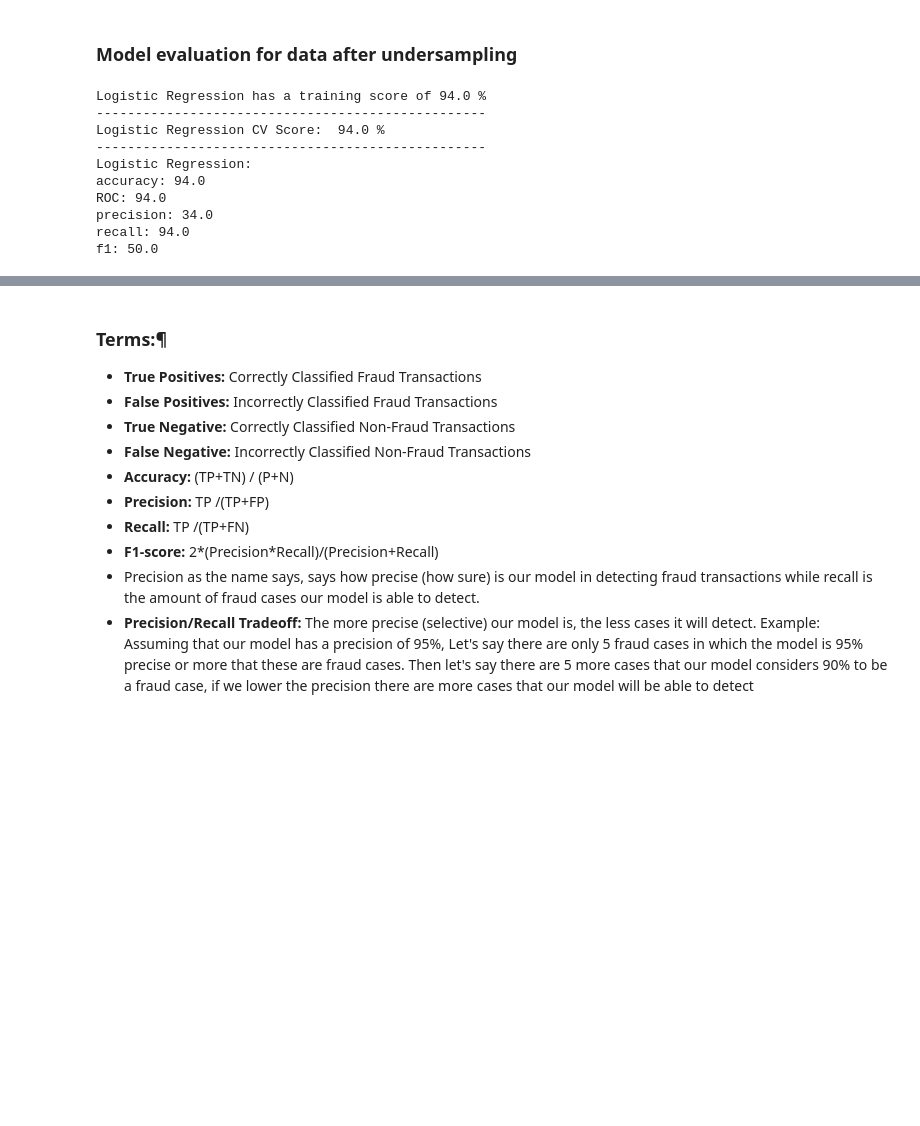
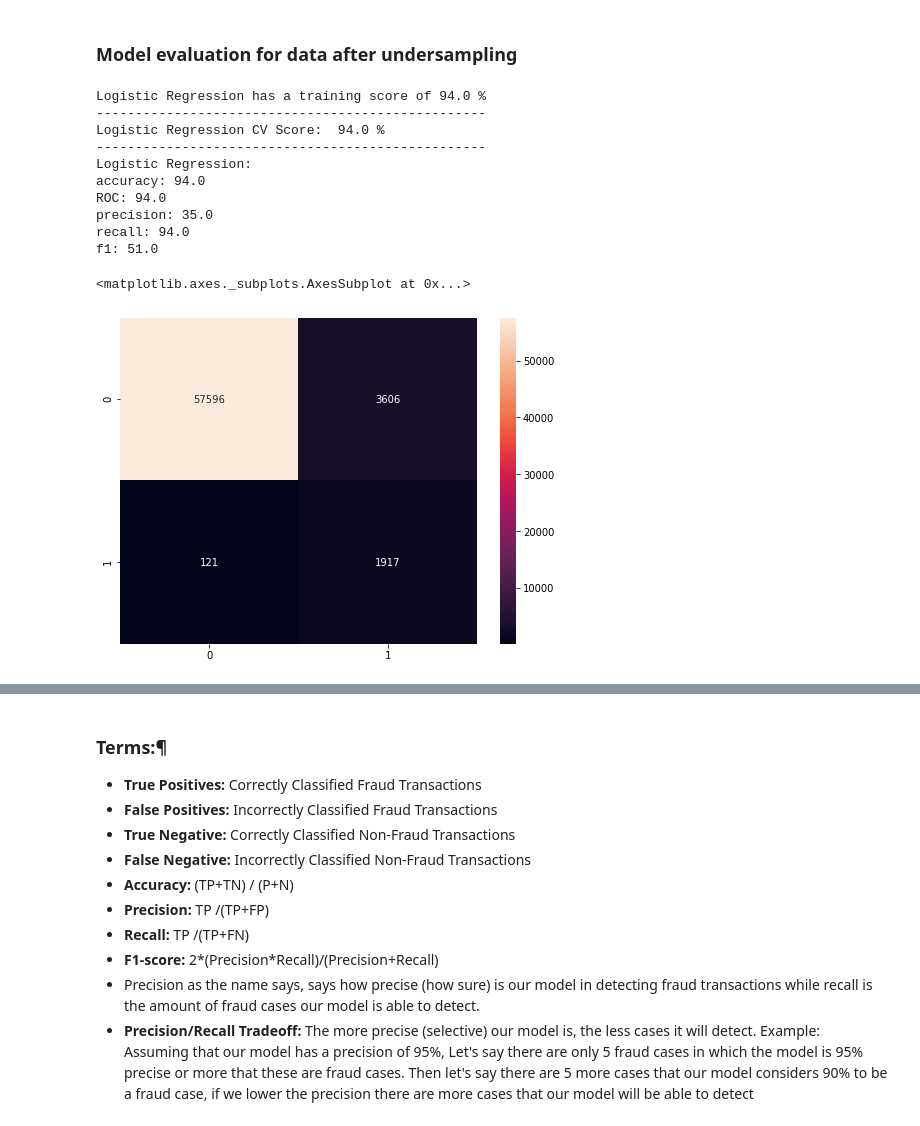
Before and after one commit to balloon0315/Projects, a Jupyter notebook: 08-[Machine Learning]-Conversion Rate Optimization/CRO-imbalance-Logistic Regression.ipynb, the cells around one changed output, grey strips where cells are left out. Cells and saved outputs as stored; diff of their text form; code cells hidden in the pictures; blank space fills up the shorter version.

```diff
--- a/08-[Machine Learning]-Conversion Rate Optimization/CRO-imbalance-Logistic Regression.ipynb
+++ b/08-[Machine Learning]-Conversion Rate Optimization/CRO-imbalance-Logistic Regression.ipynb
@@ -513,7 +520,7 @@ test_y = test_y.values
 # %%
 #training set
 lr = LogisticRegression()
-lr.fit(x_train, y_train)
+lr.fit(train_x, train_y)
 train_score = cross_val_score(lr, train_x, train_y, cv=10)
 
 #Cross Validation
@@ -532,7 +539,7 @@ print("Logistic Regression has a training score of", round(train_score.mean(), 2
 print('-'*50)
 print('Logistic Regression CV Score: ', round(logreg_score.mean(), 2) * 100,'%')
 print('-'*50)
-print_results("Logistic Regression:", y_test, y_pred_logreg)
+print_results("Logistic Regression:", test_y, y_pred_logreg)
 # %% [output]
 Logistic Regression has a training score of 94.0 %
 --------------------------------------------------
@@ -541,6 +548,12 @@ Logistic Regression CV Score:  94.0 %
 Logistic Regression:
 accuracy: 94.0
 ROC: 94.0
-precision: 34.0
+precision: 35.0
 recall: 94.0
-f1: 50.0
+f1: 51.0
+# %%
+plt.figure(figsize=(8,6))
+sns.heatmap(confusion_matrix(test_y, y_pred_logreg),annot=True,fmt='2.0f')
+# %% [output]
+<matplotlib.axes._subplots.AxesSubplot at 0x...>
+[figure, added]
```
Also changed, not shown: parts of 16 cells of this notebook.
